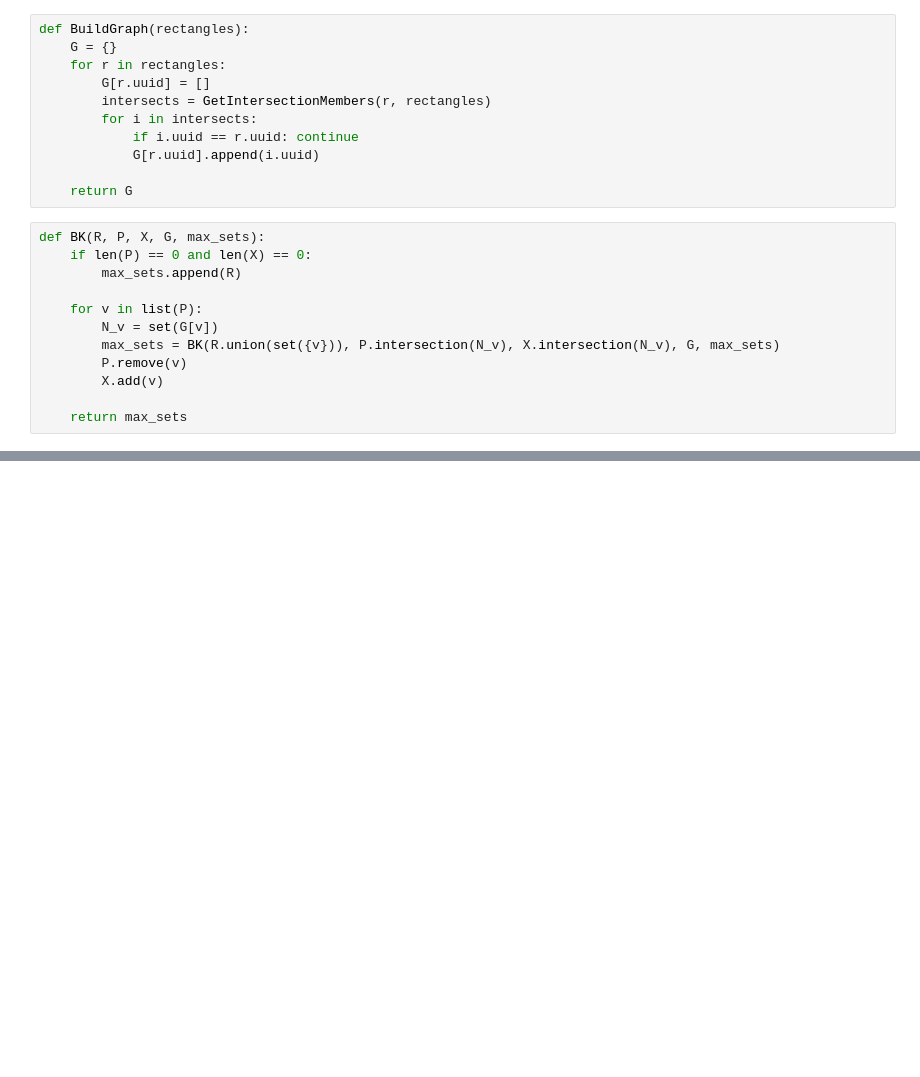
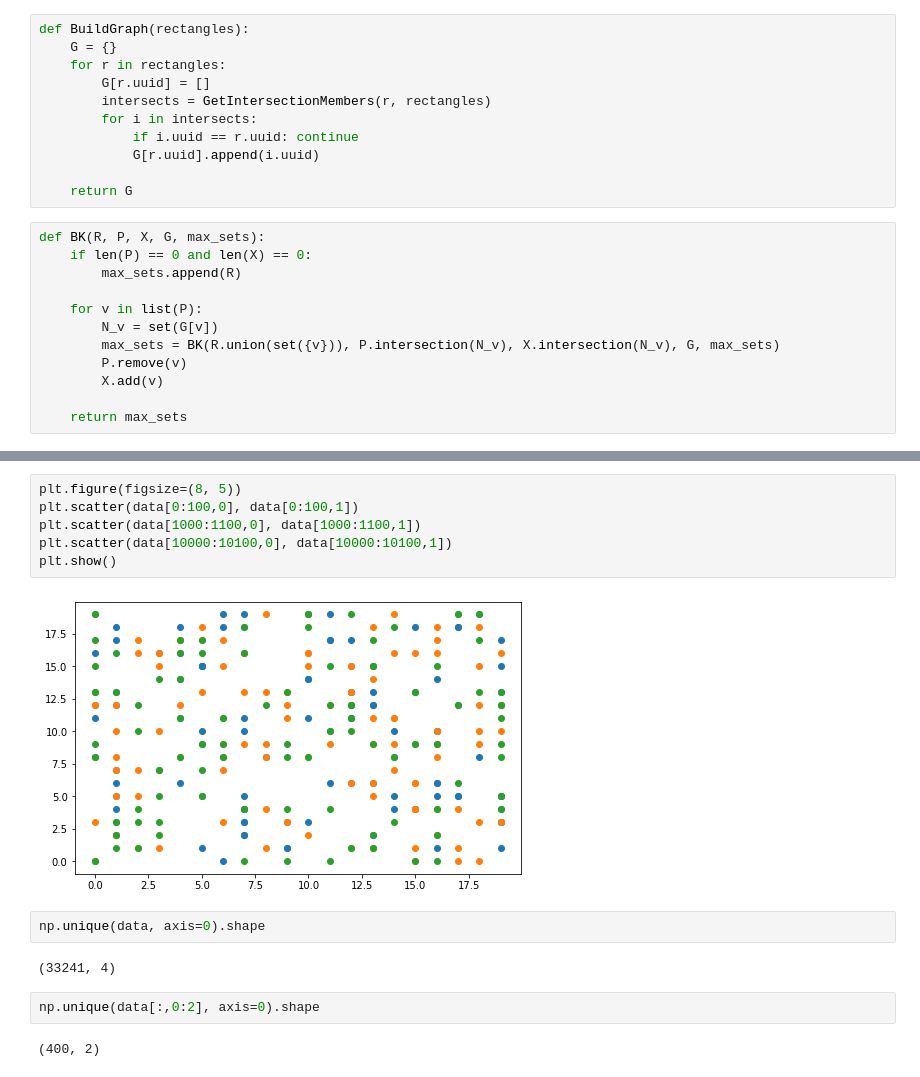
Before and after one commit to benkmoore/inscribe_test, a Jupyter notebook: RectangleChallenge-BK.ipynb, the cells around one changed output, grey strips where cells are left out. Saved outputs shown, nothing was run; the diff lists cells and outputs as text; blank space fills up the shorter version.

```diff
--- a/RectangleChallenge-BK.ipynb
+++ b/RectangleChallenge-BK.ipynb
@@ -116,0 +184,16 @@ BK(R, P, X, G, max_sets)
+# %%
+plt.figure(figsize=(8, 5))
+plt.scatter(data[0:100,0], data[0:100,1])
+plt.scatter(data[1000:1100,0], data[1000:1100,1])
+plt.scatter(data[10000:10100,0], data[10000:10100,1])
+plt.show()
+# %% [output]
+[figure, added]
+# %%
+np.unique(data, axis=0).shape
+# %% [output]
+(33241, 4)
+# %%
+np.unique(data[:,0:2], axis=0).shape
+# %% [output]
+(400, 2)
```
Also changed, not shown: parts of 17 cells of this notebook.
